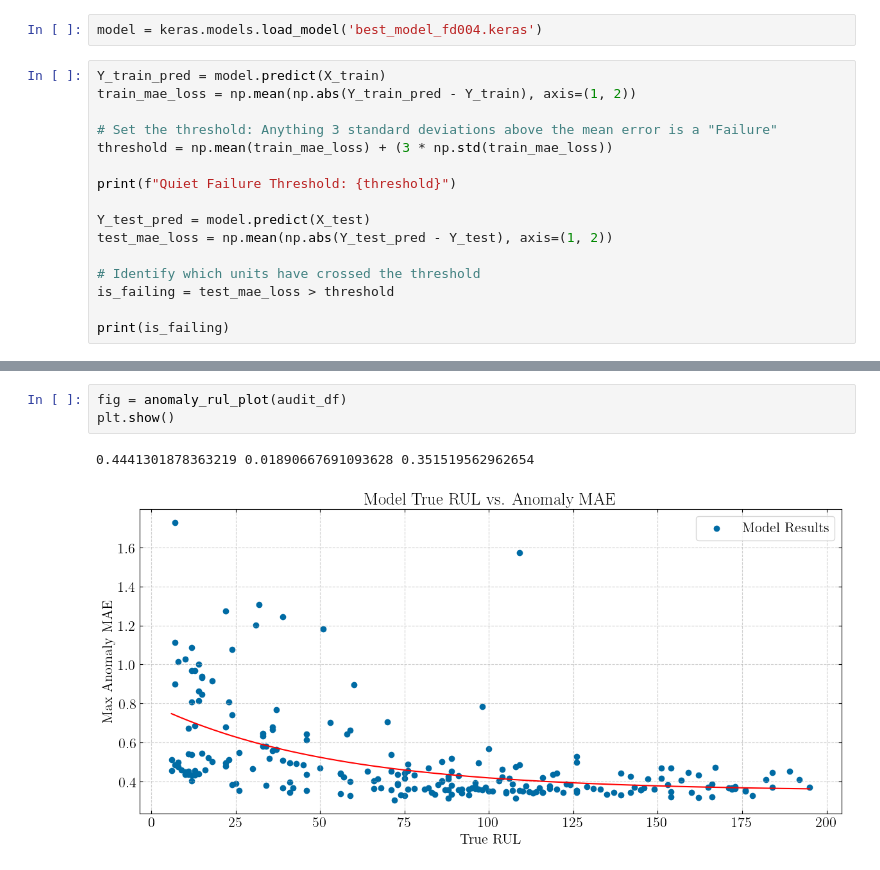
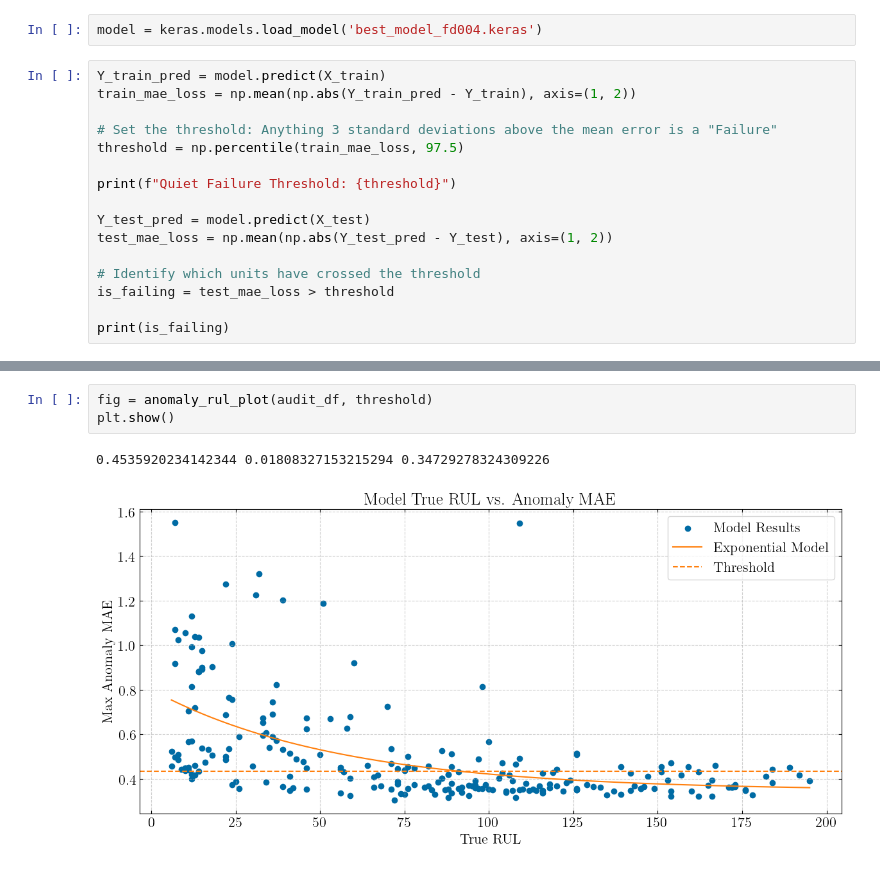
Before and after one commit to RandomKiddo/HackAI2026, a Jupyter notebook: src/Project.ipynb, the cells around one changed output, grey strips where cells are left out. Saved outputs shown, nothing was run; the diff lists cells and outputs as text.

Commit message:
Better Plots

```diff
--- a/src/Project.ipynb
+++ b/src/Project.ipynb
@@ -399,7 +416,7 @@ Y_train_pred = model.predict(X_train)
 train_mae_loss = np.mean(np.abs(Y_train_pred - Y_train), axis=(1, 2))
 
 # Set the threshold: Anything 3 standard deviations above the mean error is a "Failure"
-threshold = np.mean(train_mae_loss) + (3 * np.std(train_mae_loss))
+threshold = np.percentile(train_mae_loss, 97.5)
 
 print(f"Quiet Failure Threshold: {threshold}")
 
@@ -469,6 +491,6 @@ Top 10 Engines with Highest Anomaly Scores:
 # %%
-fig = anomaly_rul_plot(audit_df)
+fig = anomaly_rul_plot(audit_df, threshold)
 plt.show()
 # %% [output]
-0.4441301878363219 0.01890667691093628 0.351519562962654
+0.4535920234142344 0.01808327153215294 0.34729278324309226
-[figure, old version]
+[figure, new version]
```
Also changed, not shown: parts of 18 cells of this notebook, 3 other files.
